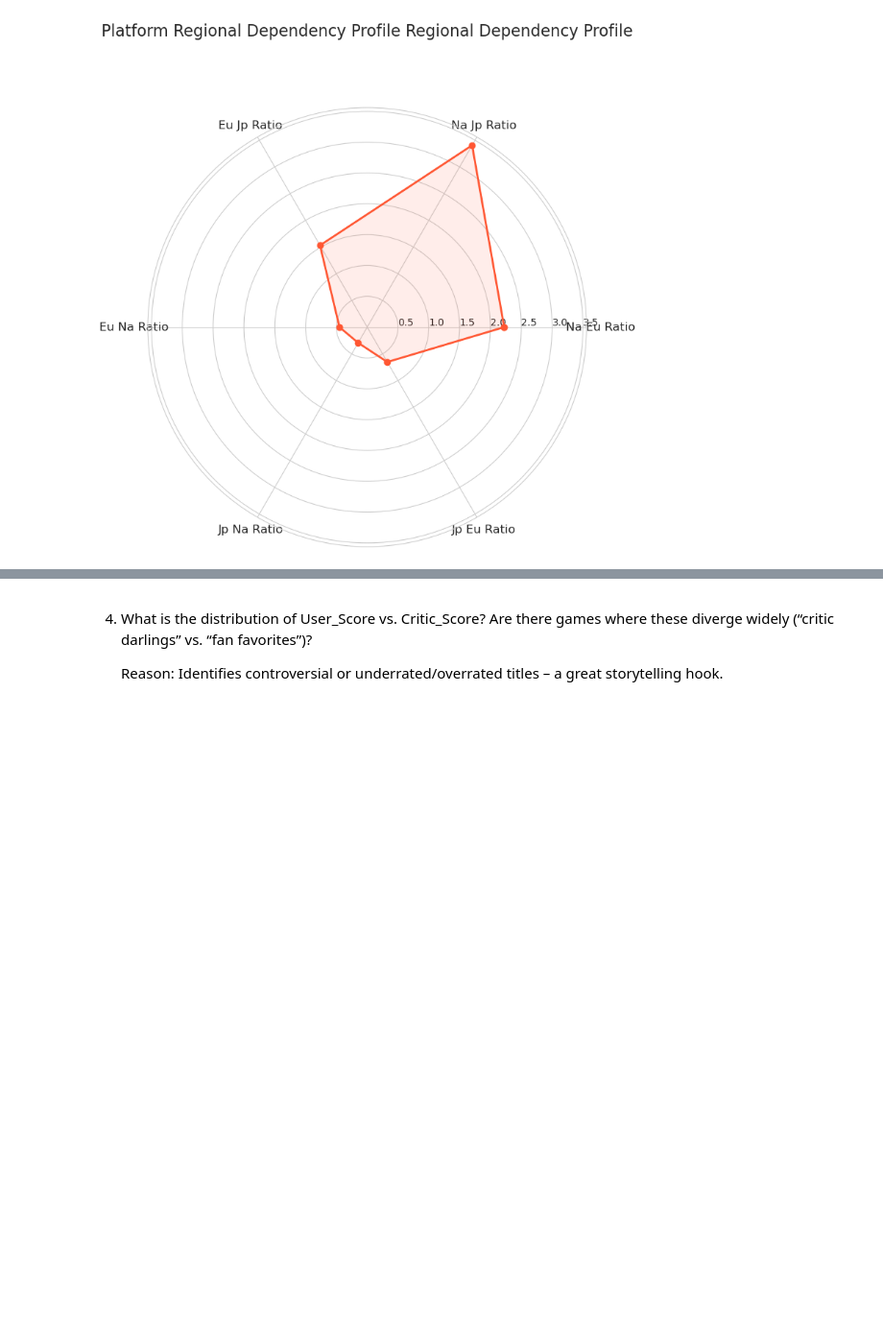
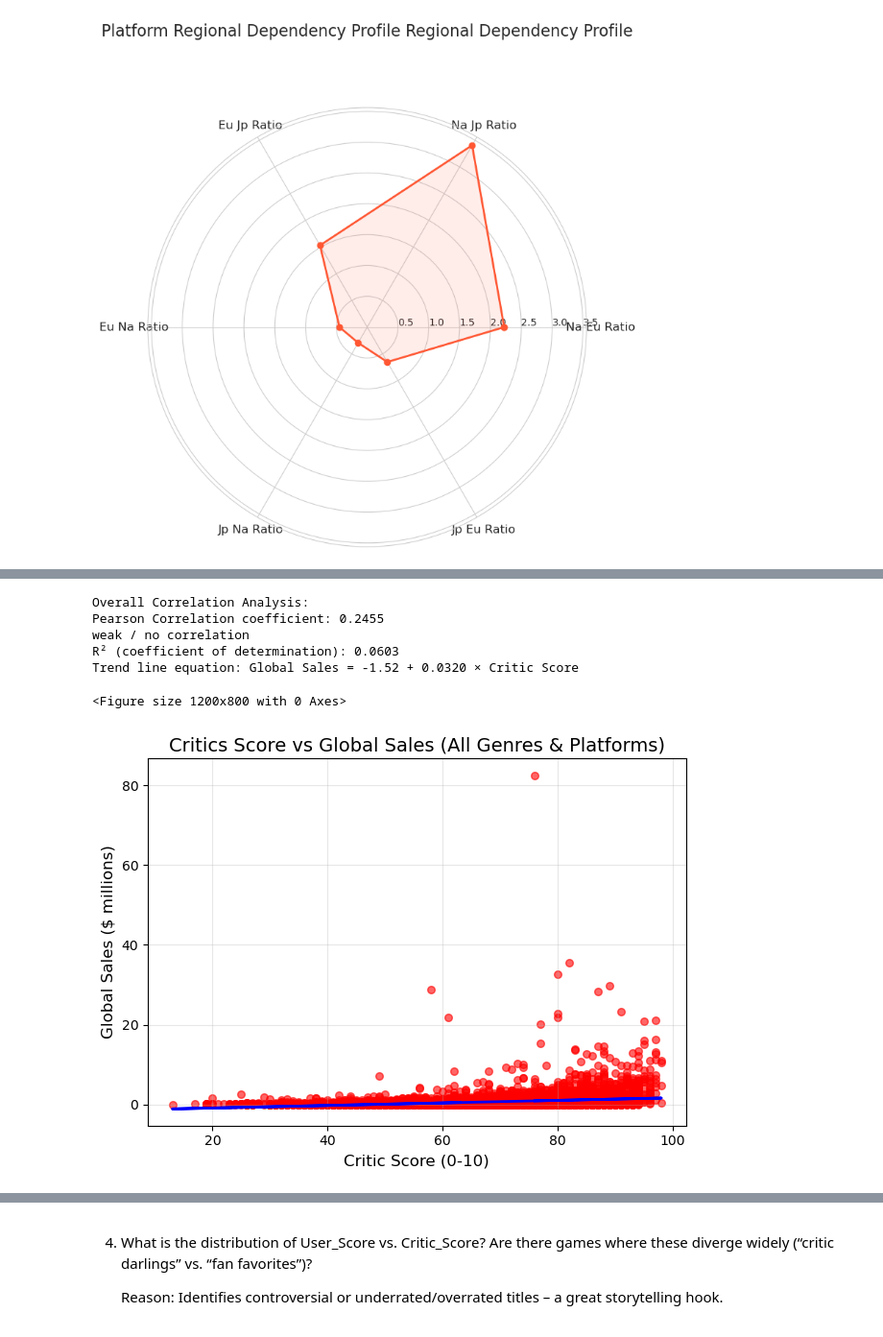
Before and after one commit to RacerBeats/DATA_ANALYTICS_FINAL_PROJ, a Jupyter notebook: Gaming sales project/game_analysis.ipynb, the cells around one changed output, grey strips where cells are left out. Shown at 96% size. Cells and saved outputs as stored; diff of their text form; code cells hidden in the pictures; blank space fills up the shorter version.

```diff
--- a/Gaming sales project/game_analysis.ipynb
+++ b/Gaming sales project/game_analysis.ipynb
@@ -537,2 +538,17 @@ This means that role playing games have quite the even appeal in both North Amer
 
     Reason: Tests the real-world impact of reviews. You can also compare User_Score vs. critic score.
+# %%
+#check original df
+print(f'total rows: {len(df)}')
+print(f'total cols: {df.shape[1]}')
+print(f'\ncol names: {list(df.columns)}\n')
+
+#filter out rows with missing critic_score or global sales
+valid_data = df.dropna(subset=['Critic_Score', 'Global_Sales'], ignore_index=True)
+print(f"After filtering: {len(valid_data)} games")
+print(f"Percentage retained: {(len(valid_data)/len(df))*100}%")
+print(f"\nBasic Info:")
+print(valid_data[['Critic_Score', 'Global_Sales']].describe())
+
+#so critic scores go on a scale of 0 - 100. got it.
+valid_data.Critic_Score.head(10)
@@ -538,0 +585,51 @@ This means that role playing games have quite the even appeal in both North Amer
+# %%
+# calculate over all correlation
+correlation = valid_data['Critic_Score'].corr(valid_data['Global_Sales'], method='pearson')
+
+print('Overall Correlation Analysis:')
+print(f'Pearson Correlation coefficient: {correlation:.4f}')
+if correlation > 0.5:
+    print('Strong positive correlation')
+elif abs(correlation) < 0.3:
+    print('weak / no correlation')
+else:
+    print('moderate correlation')
+
+#Create scatterplot with trendline
+plt.figure(figsize=(12,8))
+scatter = valid_data.plot.scatter(
+    x='Critic_Score',
+    y='Global_Sales',
+    alpha=0.6,
+    color='red',
+    s=30
+)
+
+plt.title('Critics Score vs Global Sales (All Genres & Platforms)', fontsize=14)
+plt.xlabel('Critic Score (0-10)', fontsize=12)
+plt.ylabel('Global Sales ($ millions)', fontsize=12)
+plt.grid(True, alpha=0.3)
+
+#add trendline
+from sklearn.linear_model import LinearRegression
+X = valid_data['Critic_Score'].values.reshape(-1, 1)
+y = valid_data['Global_Sales'].values
+model = LinearRegression()
+model.fit(X, y)
+plt.plot(valid_data['Critic_Score'], model.predict(X), color='blue', linewidth=2)
+
+
+#add r^2 value
+r_squared = model.score(X, y)
+print(f"R² (coefficient of determination): {r_squared:.4f}")
+print(f"Trend line equation: Global Sales = {model.intercept_:.2f} + {model.coef_[0]:.4f} × Critic Score\n")
+
+plt.tight_layout()
+# %% [output]
+Overall Correlation Analysis:
+Pearson Correlation coefficient: 0.2455
+weak / no correlation
+R² (coefficient of determination): 0.0603
+Trend line equation: Global Sales = -1.52 + 0.0320 × Critic Score
+<Figure size 1200x800 with 0 Axes>
+[figure, added]
```
Also changed, not shown: parts of 14 cells of this notebook.
